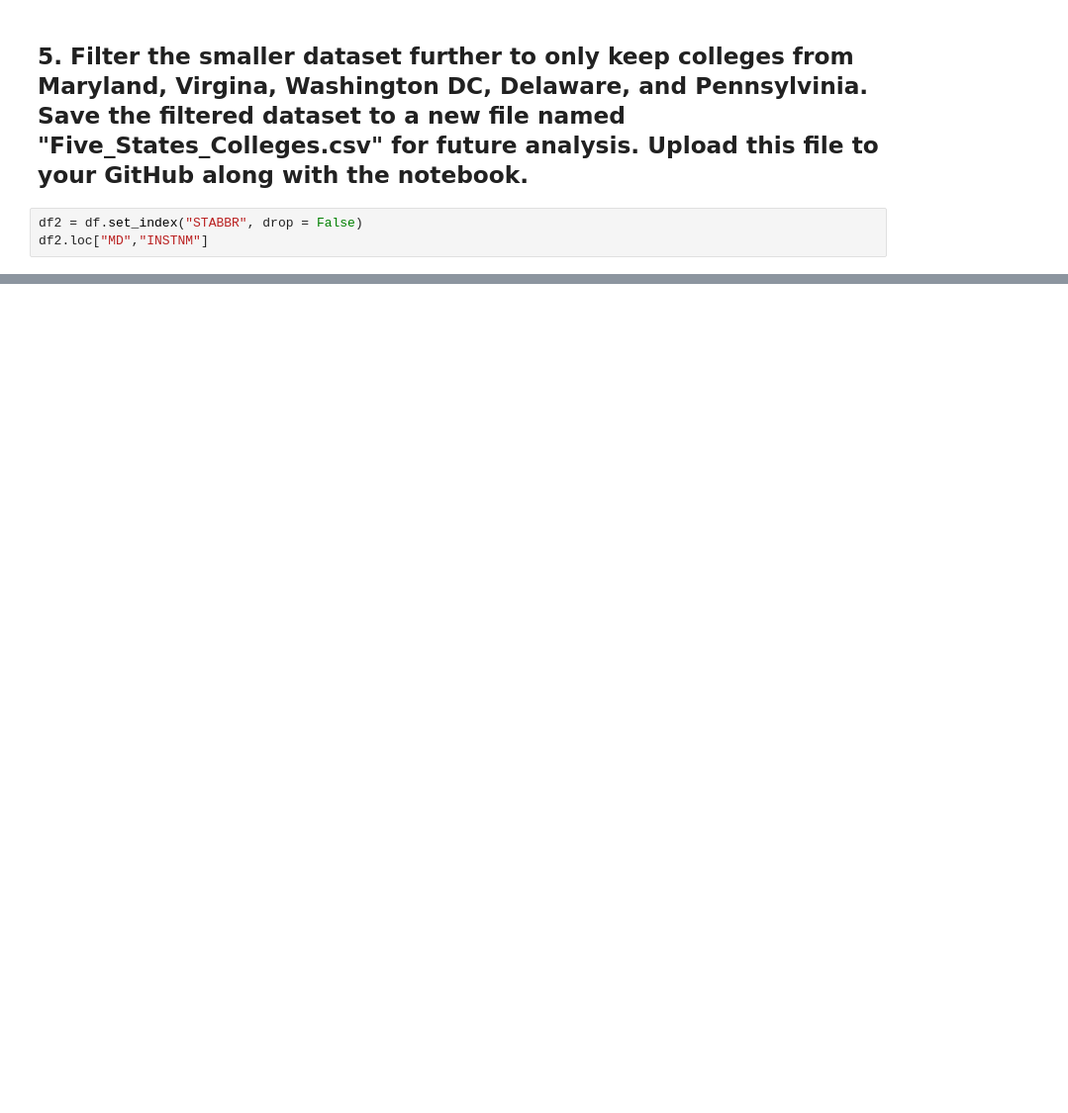
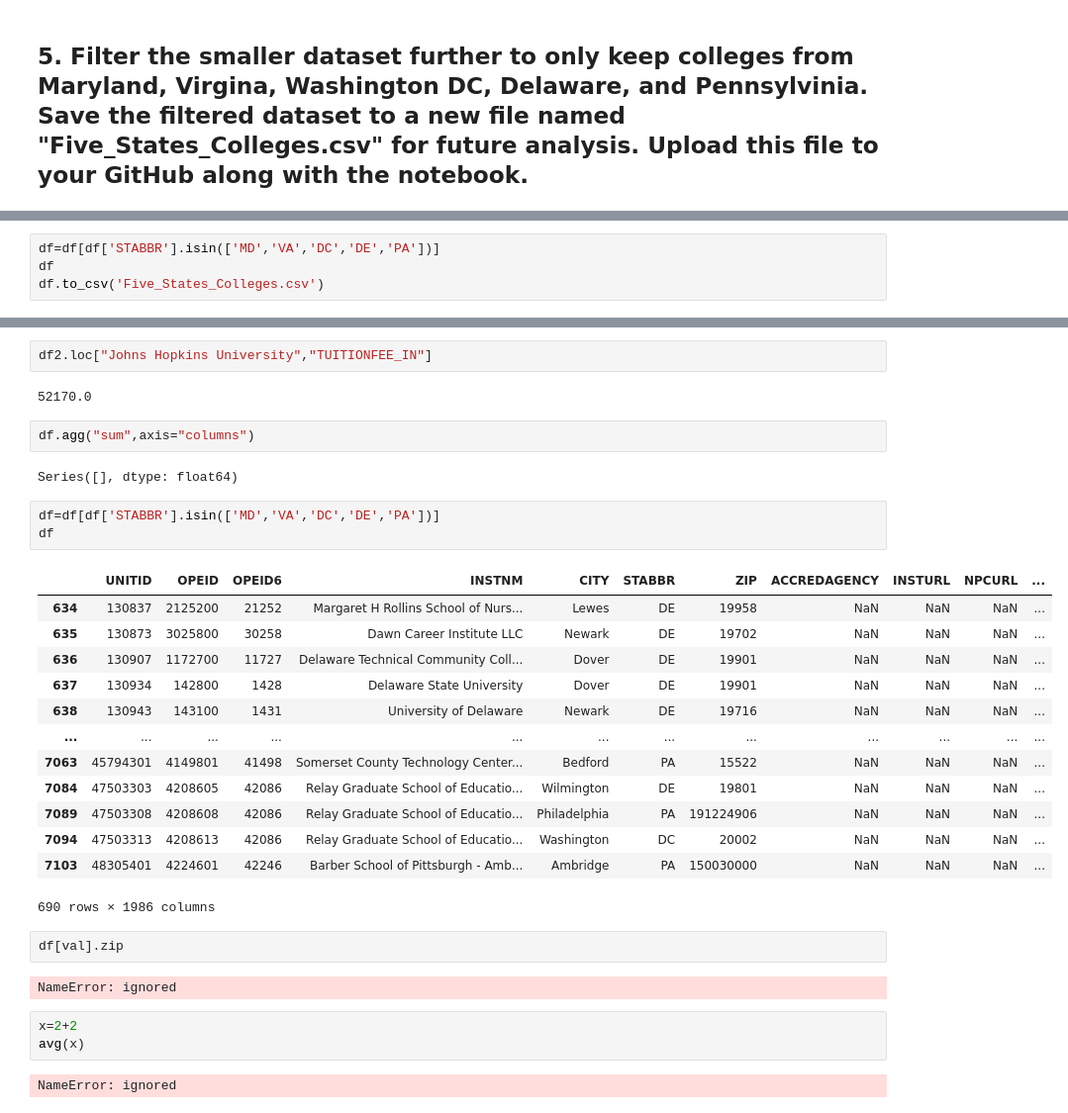
Before and after one commit to jonnie763/DATA-690-WANG-Stats-and-Visualizations, a Jupyter notebook: Jonathan_Rius_Assignment_5_.ipynb, the cells around one changed output, grey strips where cells are left out. Shown at 99% size. Drawn from its saved outputs; the diff is of its cells as text; blank space fills up the shorter version.

```diff
--- a/Jonathan_Rius_Assignment_5_.ipynb
+++ b/Jonathan_Rius_Assignment_5_.ipynb
@@ -171,5 +242,2 @@ df2.loc["Alabama A & M University","TUITIONFEE_IN"]
 # %% [markdown]
  ## 5. Filter the smaller dataset further to only keep colleges from Maryland, Virgina, Washington DC, Delaware, and Pennsylvinia. Save the filtered dataset to a new file named "Five_States_Colleges.csv" for future analysis. Upload this file to your GitHub along with the notebook.
-# %%
-df2 = df.set_index("STABBR", drop = False)
-df2.loc["MD","INSTNM"]
@@ -191,0 +244,4 @@ df.to_csv('file_name.csv')
+# %%
+df=df[df['STABBR'].isin(['MD','VA','DC','DE','PA'])]
+df
+df.to_csv('Five_States_Colleges.csv')
@@ -191,0 +272,34 @@ df.to_csv('file_name.csv')
+# %%
+df2.loc["Johns Hopkins University","TUITIONFEE_IN"]
+# %% [output]
+52170.0
+# %%
+df.agg("sum",axis="columns")
+# %% [output]
+Series([], dtype: float64)
+# %%
+df=df[df['STABBR'].isin(['MD','VA','DC','DE','PA'])]
+df
+# %% [output]
+|  | UNITID | OPEID | OPEID6 | INSTNM | CITY | STABBR | ZIP | ACCREDAGENCY | INSTURL | NPCURL | ... |
+| 634 | 130837 | 2125200 | 21252 | Margaret H Rollins School of Nurs... | Lewes | DE | 19958 | NaN | NaN | NaN | ... |
+| 635 | 130873 | 3025800 | 30258 | Dawn Career Institute LLC | Newark | DE | 19702 | NaN | NaN | NaN | ... |
+| 636 | 130907 | 1172700 | 11727 | Delaware Technical Community Coll... | Dover | DE | 19901 | NaN | NaN | NaN | ... |
+| 637 | 130934 | 142800 | 1428 | Delaware State University | Dover | DE | 19901 | NaN | NaN | NaN | ... |
+| 638 | 130943 | 143100 | 1431 | University of Delaware | Newark | DE | 19716 | NaN | NaN | NaN | ... |
+| ... | ... | ... | ... | ... | ... | ... | ... | ... | ... | ... | ... |
+| 7063 | 45794301 | 4149801 | 41498 | Somerset County Technology Center... | Bedford | PA | 15522 | NaN | NaN | NaN | ... |
+| 7084 | 47503303 | 4208605 | 42086 | Relay Graduate School of Educatio... | Wilmington | DE | 19801 | NaN | NaN | NaN | ... |
+| 7089 | 47503308 | 4208608 | 42086 | Relay Graduate School of Educatio... | Philadelphia | PA | 191224906 | NaN | NaN | NaN | ... |
+| 7094 | 47503313 | 4208613 | 42086 | Relay Graduate School of Educatio... | Washington | DC | 20002 | NaN | NaN | NaN | ... |
+| 7103 | 48305401 | 4224601 | 42246 | Barber School of Pittsburgh - Amb... | Ambridge | PA | 150030000 | NaN | NaN | NaN | ... |
+690 rows × 1986 columns
+# %%
+df[val].zip
+# %% [output]
+NameError: ignored
+# %%
+x=2+2
+avg(x)
+# %% [output]
+NameError: ignored
```
Also changed, not shown: parts of 35 cells of this notebook.
